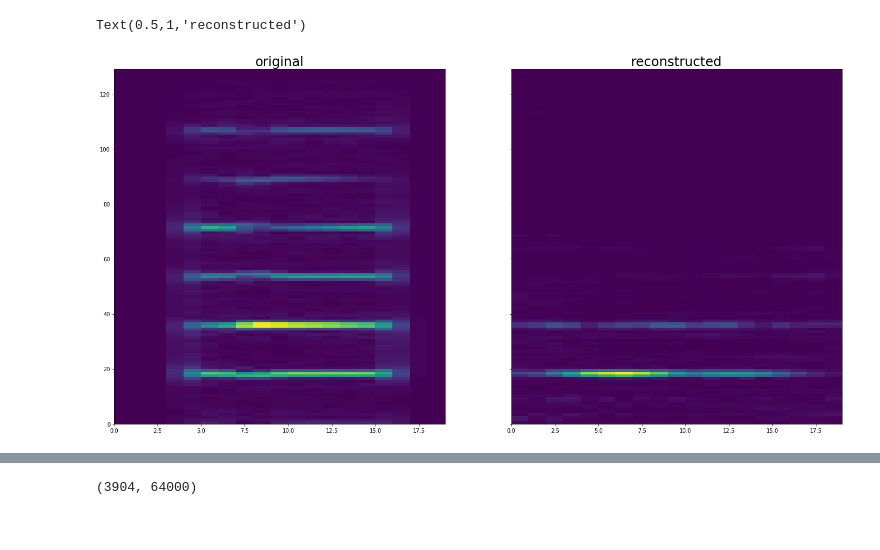
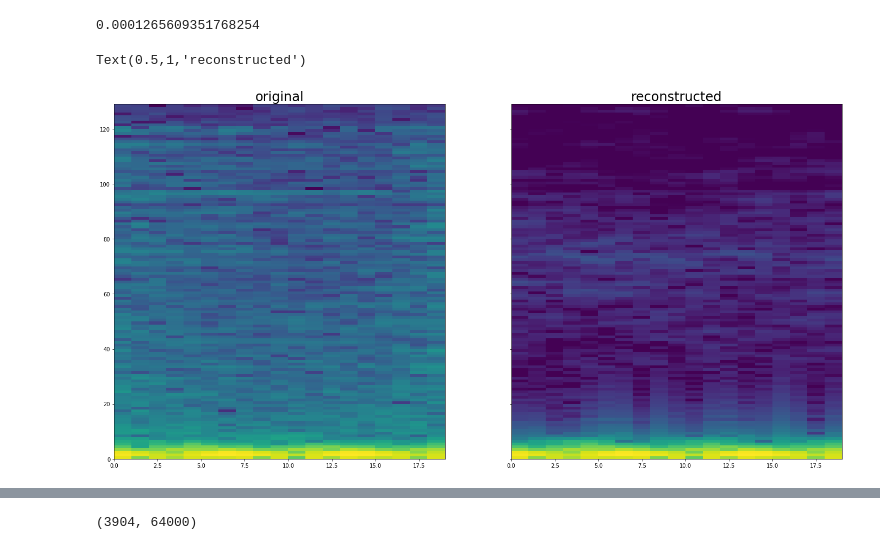
Before and after one commit to andimarafioti/LSTMsForAudioInpainting, a Jupyter notebook: test hear complex spectrograms.ipynb, the cells around one changed output, grey strips where cells are left out. Saved outputs shown, nothing was run; the diff lists cells and outputs as text; code cells hidden in the pictures.

```diff
--- a/test hear complex spectrograms.ipynb
+++ b/test hear complex spectrograms.ipynb
@@ -106,6 +89,7 @@ for file_name in os.listdir(pathToDatasetFolder):
         i -= 500
         total += 500
         print("500 plus!", total)
+        break
 #         if total >= 0 and i >= 8:
 #             break
 print("there were: ", total+i)
@@ -135,5 +109,5 @@ there were:  3960
 original_signals = audios[:, starting_sample_left_side:ending_sample_right_side]
 original_gaps = audios[:, ending_sample_left_side:starting_sample_right_side]
 # %%
-generatedSpecs = aContextEncoderSystem.reconstruct(original_signals, model_num=300000)
+generatedSpecs = aContextEncoderSystem.reconstruct(original_signals, model_num=best_step)
 # %% [output]
@@ -153,0 +179,33 @@ print(generatedSpecs[0].shape)
+# %%
+testOn = 17
+import pylab
+pylab.rcParams['figure.figsize'] = (14, 8)
+f, axarr = plt.subplots(1, 3, sharey='row', figsize=(24, 12))
+
+#scaleeee
+z_max = np.max(np.log10(np.abs(complexContext[testOn])))
+z_min = z_max - 4
+
+originalPlot = np.concatenate([complexContext[testOn, int(params.contextStftFrameCount())-8:int(params.contextStftFrameCount())],
+                         complexOriginal[testOn],
+                         complexContext[testOn, int(params.contextStftFrameCount()):int(params.contextStftFrameCount())+8]],
+                        axis=0)
+zeroedPlot = np.concatenate([complexContext[testOn, int(params.contextStftFrameCount())-8:int(params.contextStftFrameCount())],
+                         np.zeros(complexOriginal[0].shape)+1e-10,
+                         complexContext[testOn, int(params.contextStftFrameCount()):int(params.contextStftFrameCount())+8]],
+                        axis=0)
+reconstructedPlot = np.concatenate([complexContext[testOn, int(params.contextStftFrameCount())-8:int(params.contextStftFrameCount())],
+                         complexGenerated[testOn],
+                         complexContext[testOn, int(params.contextStftFrameCount()):int(params.contextStftFrameCount())+8]],
+                        axis=0)
+
+axarr[0].pcolormesh(np.log10(np.abs(originalPlot)).transpose(), vmin=z_min, vmax=z_max)
+axarr[0].set_title('original', size=24)
+axarr[1].pcolormesh(np.log10(np.abs(zeroedPlot)).transpose(), vmin=z_min, vmax=z_max)
+axarr[1].set_title('zeroed', size=24)
+axarr[2].pcolormesh(np.log10(np.abs(reconstructedPlot)).transpose(), vmin=z_min, vmax=z_max)
+axarr[2].set_title('reconstructed', size=24);
+
+plt.savefig('test.png')
+
+print(_pavlovs_SNR(generatedTimeSignals[testOn], originalTimeSignals[testOn], onAxis=(0)))
@@ -154,14 +215,21 @@ print(generatedSpecs[0].shape)
+# %%
+np.mean(np.abs(complexContextembedded-picture :, 100:]))
+# %% [output]
+0.0001265609351768254
 # %%
-testOn = 255
+# testOn = 25
 
 f, axarr = plt.subplots(1, 2, sharey='row', figsize=(24, 12))
 
 #scaleeee
+z_max = np.max(np.log10(np.abs(complexGenerated[testOn])))
+z_min = np.min(np.log10(np.abs(complexGenerated[testOn])))
 
-axarr[0].pcolormesh(plotOriginalSpecs[testOn].transpose())
+
+axarr[0].pcolormesh(np.log10(np.abs(complexGenerated[testOn]).transpose()), vmin=z_min, vmax=z_max)
 axarr[0].set_title('original', size=24)
-axarr[1].pcolormesh(plotGeneratedSpecs[testOn].transpose())
+axarr[1].pcolormesh(np.log10(np.abs(complexOriginal[testOn]).transpose()), vmin=z_min, vmax=z_max)
 axarr[1].set_title('reconstructed', size=24)
 # %% [output]
 Text(0.5,1,'reconstructed')
-[figure, old version]
+[figure, new version]
```
Also changed, not shown: parts of 34 cells of this notebook.
